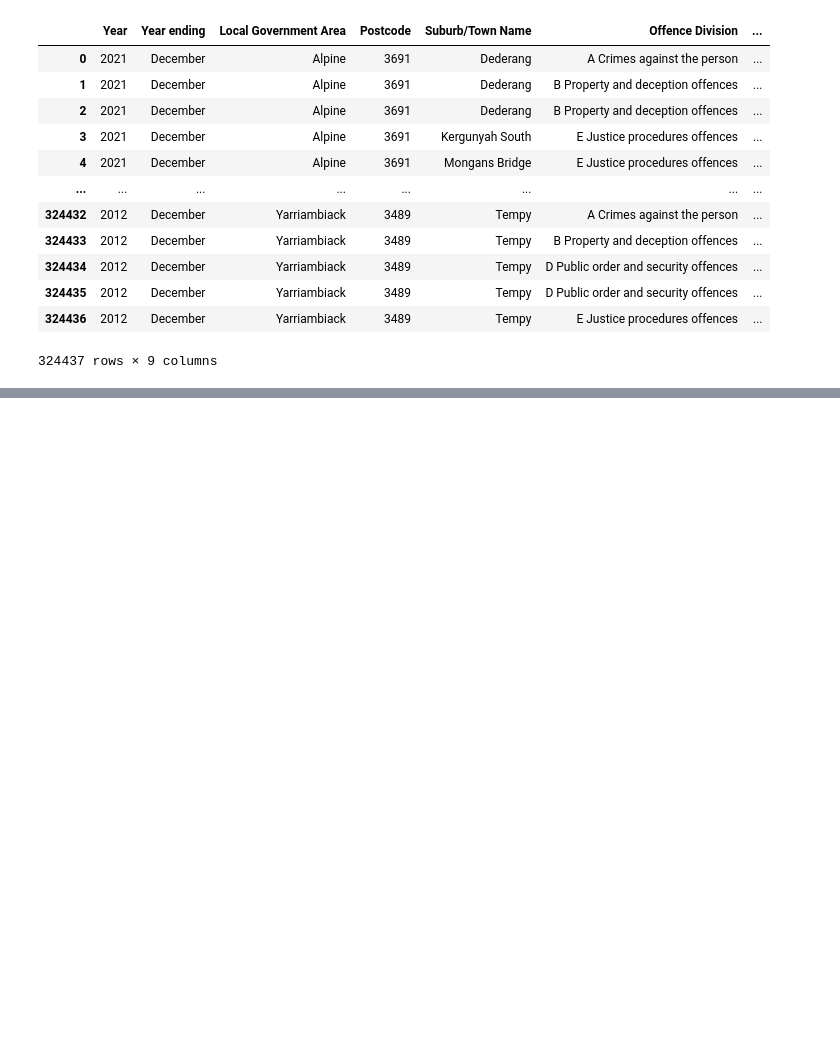
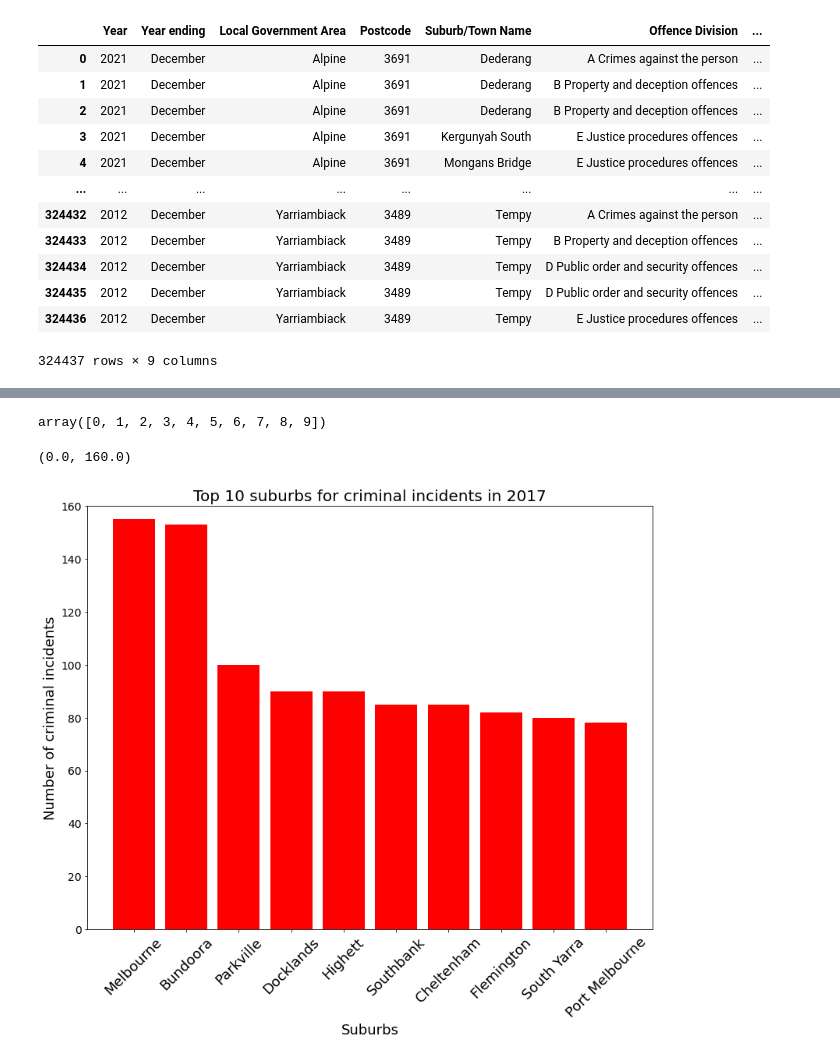
Before and after one commit to hiu-lai/Project-1, a Jupyter notebook: Resources/vishaan_notebook.ipynb, the cells around one changed output, grey strips where cells are left out. Drawn from its saved outputs; the diff is of its cells as text; code cells hidden in the pictures; blank space fills up the shorter version.

```diff
--- a/Resources/vishaan_notebook.ipynb
+++ b/Resources/vishaan_notebook.ipynb
@@ -306,0 +308,23 @@ CrimeSumDFPivotreset
+# %%
+# Create an array that contains the number of value counts for each top 10 suburb for the 2017 year only
+suburb_2017 = ['Melbourne', 'Bundoora', 'Parkville', 'Docklands', 'Highett', 'Southbank', 'Cheltenham', 'Flemington', 'South Yarra', 'Port Melbourne']
+suburb_2017_figs = [155, 153, 100, 90, 90, 85, 85, 82, 80, 78]
+# %%
+rpos = np.arange(len(suburb_10))
+rpos
+# %% [output]
+array([0, 1, 2, 3, 4, 5, 6, 7, 8, 9])
+# %%
+#Plot the graph
+plt.rcParams["figure.figsize"] = (13,10)
+plt.title("Top 10 suburbs for criminal incidents in 2017", fontsize=20)
+plt.bar(suburb_2017, suburb_2017_figs, align="center", color='red')
+plt.xticks(rpos, suburb_2017, rotation= 45, fontsize=18)
+plt.yticks(fontsize=14)
+plt.ylabel("Number of criminal incidents", fontsize=18)
+plt.xlabel("Suburbs", fontsize=18)
+plt.ylim((0,160))
+#plt.savefig("Images/Top_10_suburbs_2017.png", dpi=300, bbox_inches='tight')
+# %% [output]
+(0.0, 160.0)
+[figure, added]
```
Also changed, not shown: parts of 99 cells of this notebook, 10 other files.
